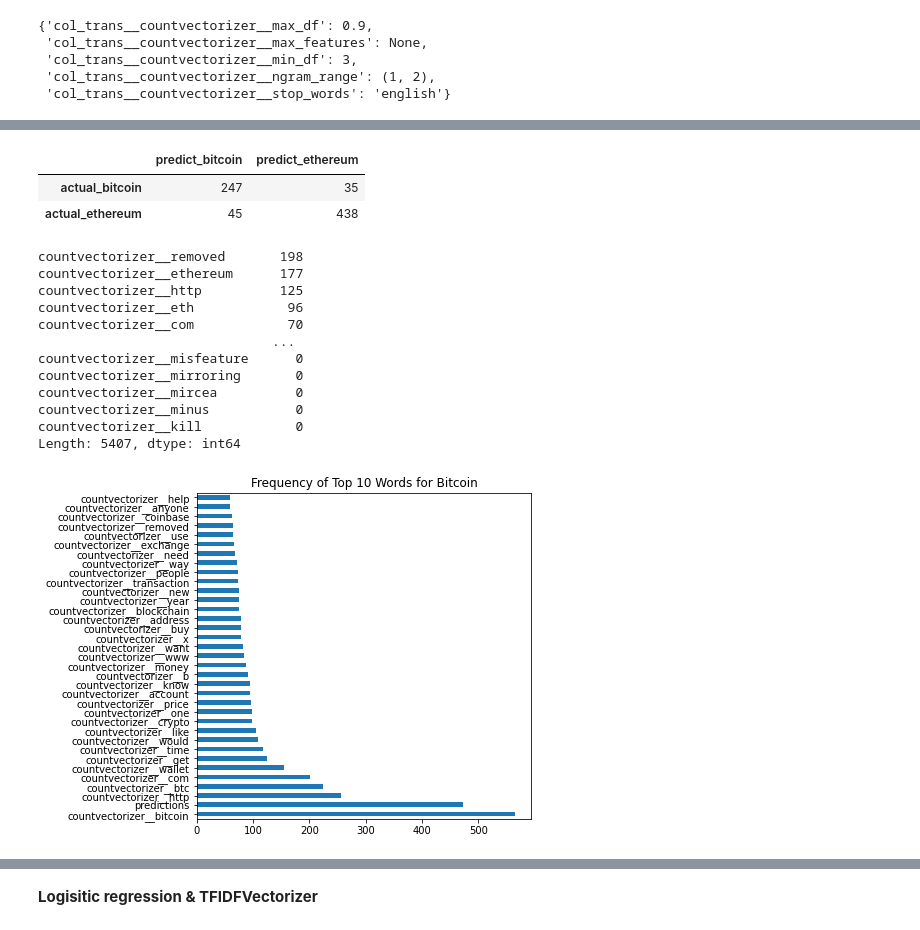
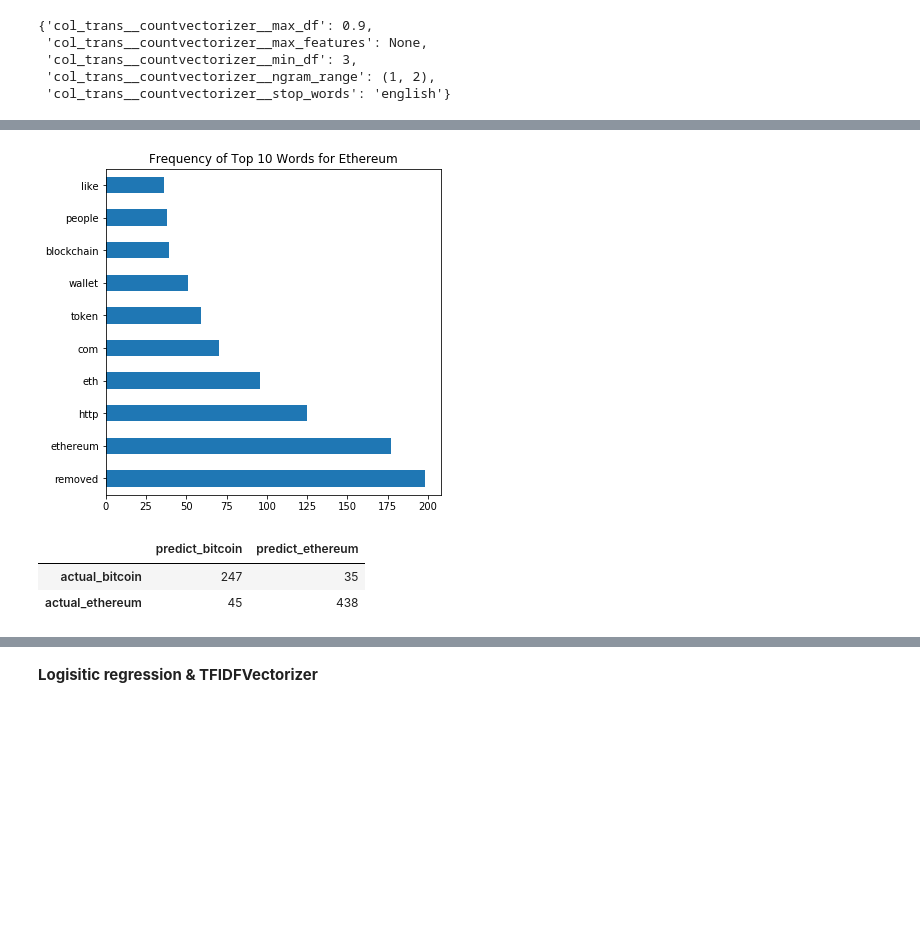
Before and after one commit to Kalz123/Subreddit_Classification, a Jupyter notebook: 4. Modeling with Logistic regression.ipynb, the cells around one changed output, grey strips where cells are left out. Cells and saved outputs as stored; diff of their text form; code cells hidden in the pictures; blank space fills up the shorter version.

```diff
--- a/4. Modeling with Logistic regression.ipynb
+++ b/4. Modeling with Logistic regression.ipynb
@@ -173,3 +336,11 @@ gs_lr_cv.best_params_
+# %%
+plt.figure(figsize = (6,6))
+df1.loc[df1['preds'] == 0].sum().sort_values(ascending=False).head(10).plot(kind='barh')
+plt.title('Frequency of Top 10 Words for Ethereum')
+plt.ylabel("")
+plt.show()
+# %% [output]
+[figure, added]
 # %%
 #confusion Matrix
 pred_y_cv = gs_lr_cv.predict(X_test)
@@ -188,23 +353,0 @@ df['predictions'] = gs_lr_cv.predict(X_test)
-# %%
-df.loc[df['predictions'] == 0].sum().sort_values(ascending=False)
-# %% [output]
-countvectorizer__removed       198
-countvectorizer__ethereum      177
-countvectorizer__http          125
-countvectorizer__eth            96
-countvectorizer__com            70
-                              ...
-countvectorizer__misfeature      0
-countvectorizer__mirroring       0
-countvectorizer__mircea          0
-countvectorizer__minus           0
-countvectorizer__kill            0
-Length: 5407, dtype: int64
-# %%
-plt.figure(figsize = (6,6))
-df.loc[df['predictions'] == 1].sum().sort_values(ascending=False).head(35).plot(kind='barh')
-plt.title('Frequency of Top 10 Words for Bitcoin')
-plt.ylabel("")
-plt.show()
-# %% [output]
-[figure, removed]
```
Also changed, not shown: parts of 24 cells of this notebook, 2 other files.
